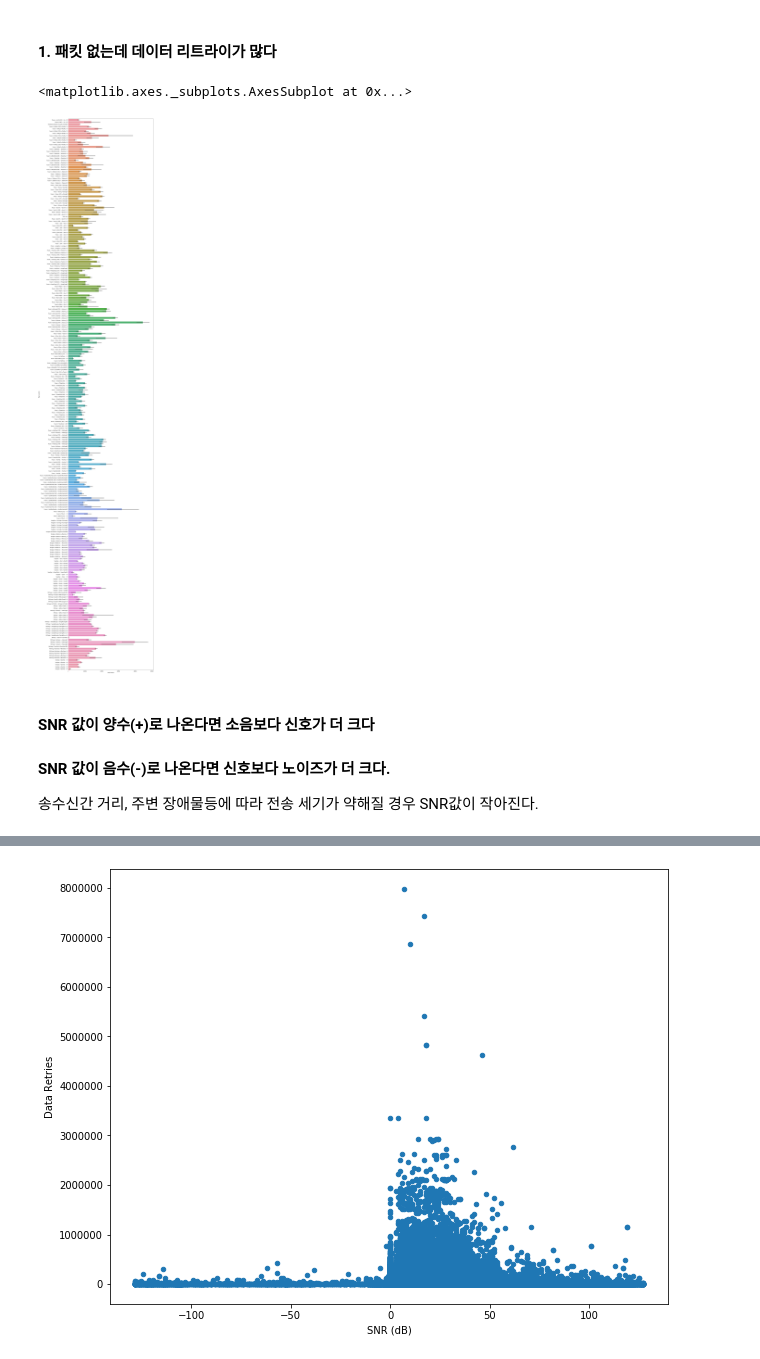
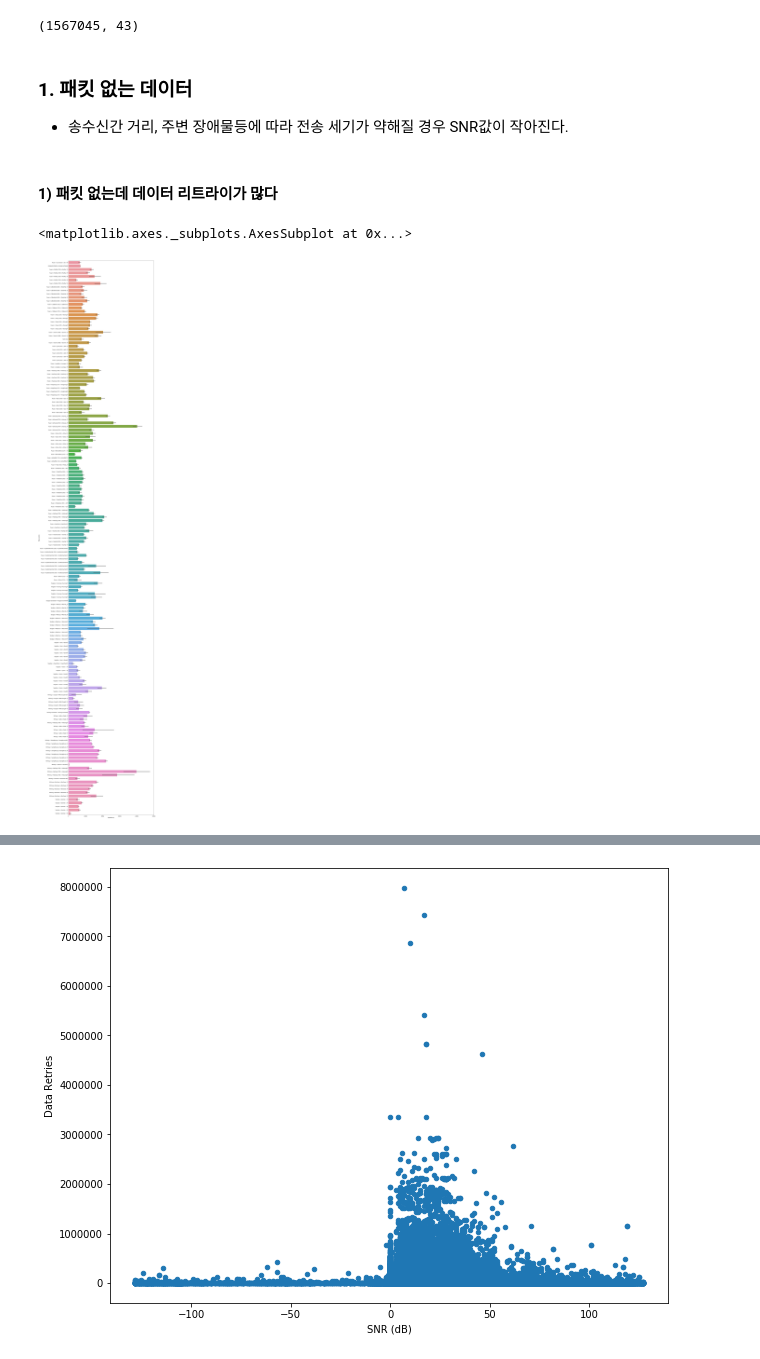
Before and after one commit to leeEunJooo/NetworkAssociation, a Jupyter notebook: view_data-eunju.ipynb, the cells around one changed output, grey strips where cells are left out. Drawn from its saved outputs; the diff is of its cells as text; code cells hidden in the pictures.

Commit message:
data retry

```diff
--- a/view_data-eunju.ipynb
+++ b/view_data-eunju.ipynb
@@ -15,3 +3,10 @@
 # %%
+import numpy as np
+from scipy.stats import norm
+%matplotlib inline
+import matplotlib.pyplot as plt
+import seaborn as sns
+import warnings; warnings.simplefilter('ignore')
 import pandas as pd
-data = pd.read_csv("data/clients.csv", header = [0,1], index_col = 0)
+
+data = pd.read_csv("data/modify.csv", header = [0,1], index_col = 0)
@@ -35,3 +15,12 @@ data
+# %%
+dic = {}
+for col1, col2 in data.columns:
+    if col1!= 'l1':
+        dic[col1] = ''
+        strs = col1.split('.')
+        dic[col1] = strs[0]
+
+data.rename(columns = dic, inplace = True)
 # %%
 data.columns
 # %% [output]
@@ -128,10 +146,17 @@ noPacket.shape
+# %%
+yesPacket.shape
+# %% [output]
+(1567045, 43)
+# %% [markdown]
+### 1. 패킷 없는 데이터
+* 송수신간 거리, 주변 장애물등에 따라 전송 세기가 약해질 경우 SNR값이 작아진다.
 # %% [markdown]
-#### 1. 패킷 없는데 데이터 리트라이가 많다
+#### 1) 패킷 없는데 데이터 리트라이가 많다
 # %%
-# 패킷 없는데 데이터 리트라이가 많다 -> 아직모른다
+# 패킷 없는데 데이터 리트라이가 많다 -> 오류로 패킷을 못보내서 계속 리트라이 한거
 figure, (ax1) = plt.subplots(nrows=1, ncols=1)
 figure.set_size_inches(15,100)
-sns.barplot(noPacket['Utilization']['Data Retries'] , data['AP']['Map Location'], ax=ax1)
+sns.barplot(noPacket['Utilization']['Data Retries'] , noPacket['AP']['Map Location'], ax=ax1)
 # %% [output]
 <matplotlib.axes._subplots.AxesSubplot at 0x...>
-[figure, old version]
+[figure, new version]
@@ -147,5 +162,0 @@ sns.barplot(noPacket['Utilization']['Data Retries'] , data['AP']['Map Location']
-# %% [markdown]
-####  SNR 값이 양수(+)로 나온다면 소음보다 신호가 더 크다
-#### SNR 값이 음수(-)로 나온다면 신호보다 노이즈가 더 크다.
-
-송수신간 거리, 주변 장애물등에 따라 전송 세기가 약해질 경우 SNR값이 작아진다.
```
Also changed, not shown: parts of 110 cells of this notebook.
